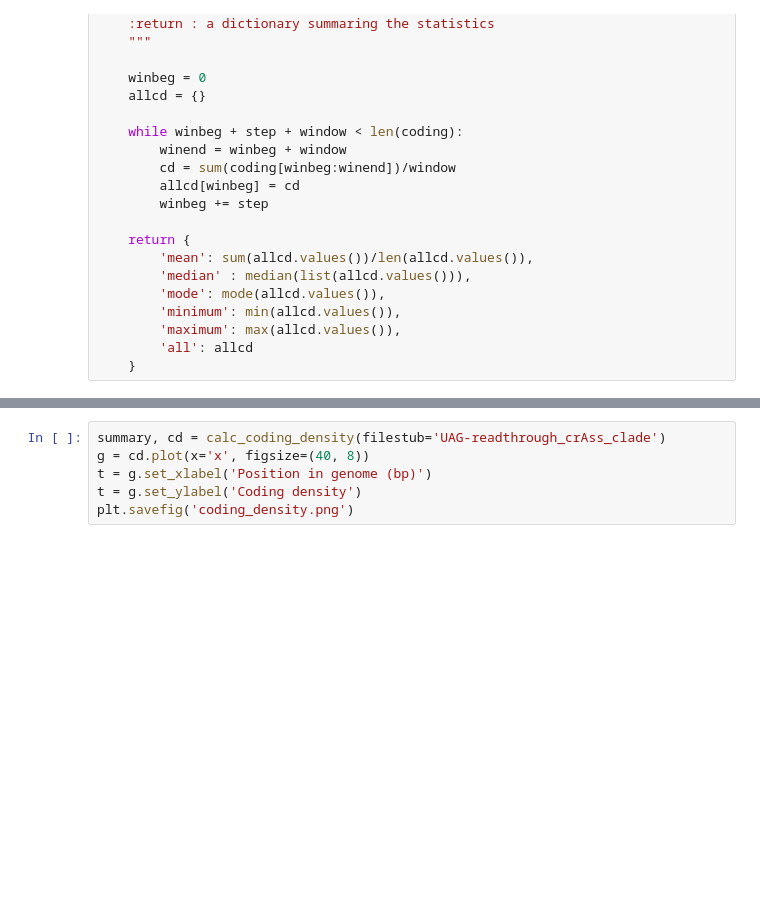
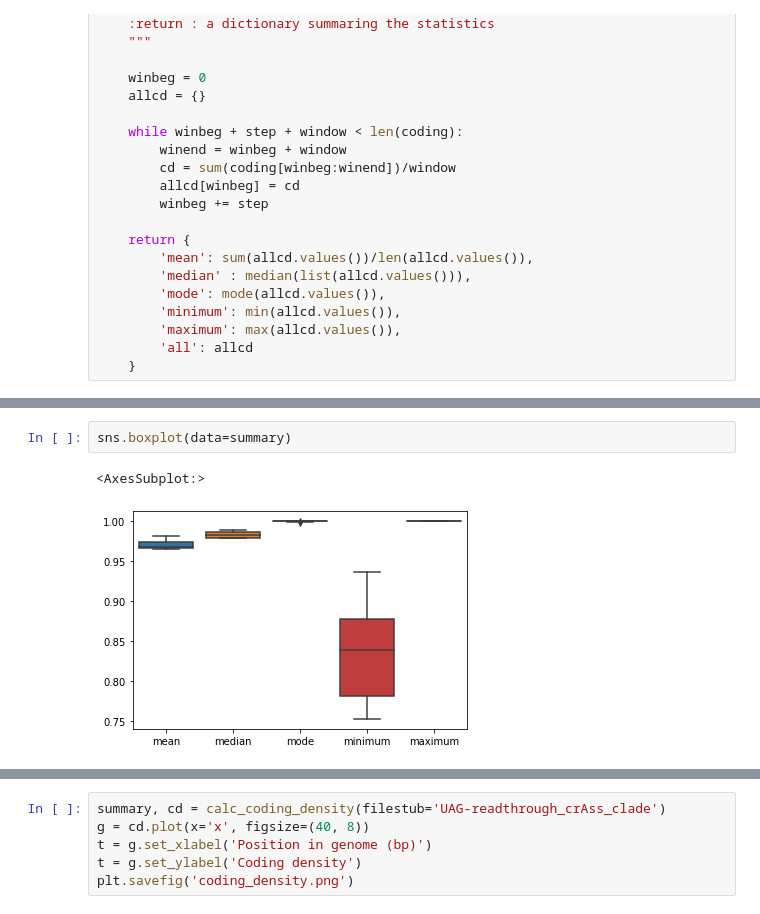
Before and after one commit to susiegriggo/Phicore, a Jupyter notebook: coding_density/CDdistributions.ipynb, the cells around one changed output, grey strips where cells are left out. Cells and saved outputs as stored; diff of their text form; blank space fills up the shorter version.

```diff
--- a/coding_density/CDdistributions.ipynb
+++ b/coding_density/CDdistributions.ipynb
@@ -84 +113,6 @@ def calc_coding_density(filestub, gbkdir = '../genbank/'):
+# %%
+sns.boxplot(data=summary)
+# %% [output]
+<AxesSubplot:>
+[figure, added]
 # %%
```
Also changed, not shown: parts of 7 cells of this notebook, 13 other files.
